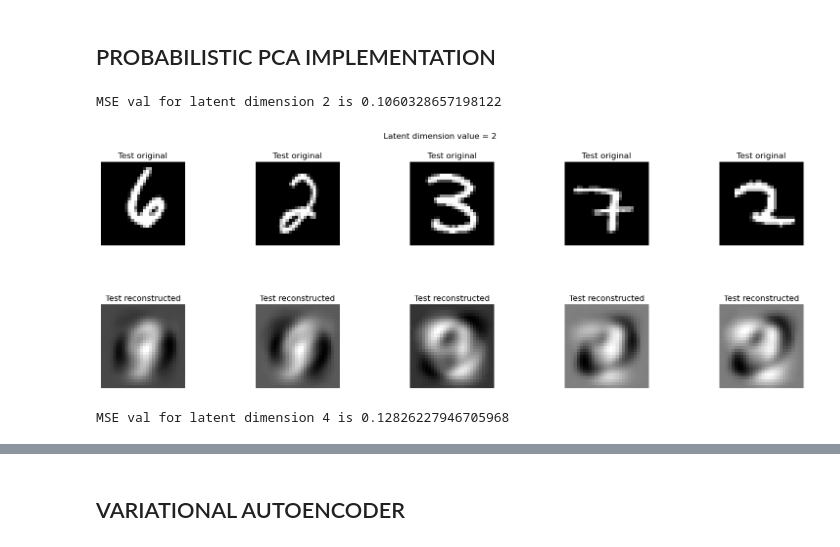
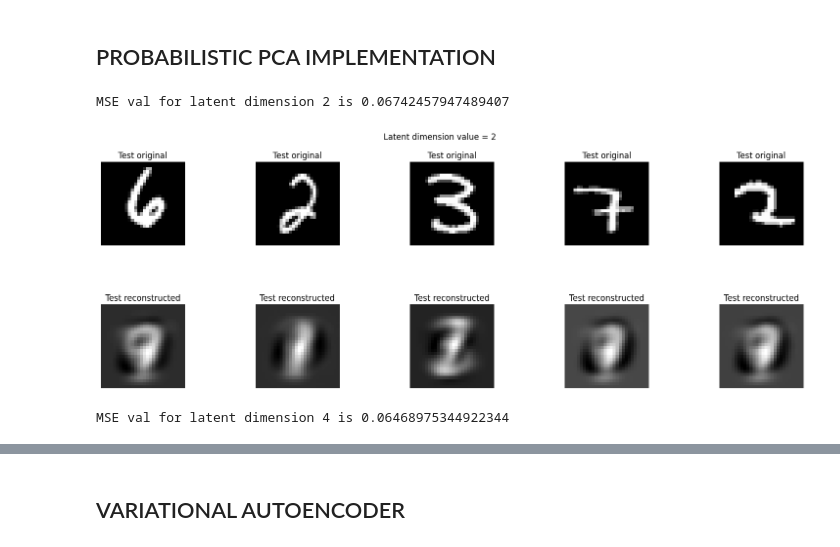
Before and after one commit to siddhant-srinivas/genAI_Assignment1, a Jupyter notebook: imageReconstruction.ipynb, the cells around one changed output, grey strips where cells are left out. Drawn from its saved outputs; the diff is of its cells as text; code cells hidden in the pictures.

```diff
--- a/imageReconstruction.ipynb
+++ b/imageReconstruction.ipynb
@@ -82,25 +82,24 @@ MSE for latent dimension 64 is: 0.009047770446754689
 # %% [markdown]
 ## PROBABILISTIC PCA IMPLEMENTATION
 # %%
-import numpy as np
 import matplotlib.pyplot as plt
 
 latentDimensions = [2, 4, 8, 16, 32, 64]
 
-def normalization(flattenedTrainImages):
-    mean = np.mean(flattenedTrainImages, axis = 0)
-    standardDev = np.std(flattenedTrainImages, axis = 0)
+def probabilisticPCA(centeredTrainImages, latentDimensionValue):
+    '''numSamples = normalizedTrainImages.shape[0]
+    trainMean = np.mean(normalizedTrainImages, axis = 0)
+    covarianceMatrix = np.zeros((normalizedTrainImages.shape[1], normalizedTrainImages.shape[1]))
+    imgCount = 0
+    for image in normalizedTrainImages:
+        imgCount = imgCount + 1
+        print(imgCount)
 
-    #Handle 0 variance here, else NaN values are produced
-    zeroVarianceIndices = np.where(standardDev == 0)[0]
-    standardDev[zeroVarianceIndices] = 1e-5
+        image = image.reshape(-1,1)
+        covarianceMatrix += np.dot(image - trainMean, (image - trainMean.T))
 
-    normalizedImages = (flattenedTrainImages - mean) / standardDev
-    return normalizedImages, mean, standardDev
-
-def probabilisticPCA(normalizedTrainImages, latentDimensionValue):
-    numSamples = normalizedTrainImages.shape[0]
-    covarianceMatrix = (1/numSamples) * normalizedTrainImages.T @ normalizedTrainImages
+    covarianceMatrix = covarianceMatrix / numSamples'''
+    covarianceMatrix = (centeredTrainImages.T @ centeredTrainImages) / len(centeredTrainImages)
 
     #nan_indices = np.where(np.isnan(covarianceMatrix))
     #print("Indices with NaN in Covariance Matrix:", nan_indices)
@@ -114,58 +113,76 @@ def probabilisticPCA(normalizedTrainImages, latentDimensionValue):
     Um = eigenVectors[:, -latentDimensionValue:]
     Lm = np.diag(eigenValues[-latentDimensionValue:])   #Diagonal matrix of eigenvalues
 
-    I = np.identity(latentDimensionValue)
-    sigmaSquare = np.mean(eigenValues[:-latentDimensionValue])
+    I = np.eye(latentDimensionValue)
+    sigmaSquare = abs(np.mean(np.sum(eigenVectors) - np.sum(Um)))
     R = I  # Since its arbitrary, we take R as an identity matrix
 
-    weights = Um @ np.sqrt(Lm - sigmaSquare * I) @ R
+    weights = Um @ np.sqrt(abs(Lm - sigmaSquare * I)) @ R
 
     return weights
 
+def imageReconstruction(testImages, weights, mean, sigma, latentDimensionValue):
 
-def imageReconstruction(normalizedImages, weights, mean):
     #Z, residuals, _, _ = np.linalg.lstsq(weights.T @ weights + 1e-5 * np.eye(weights.shape[1]), weights.T @ (normalizedImages - mean).T, rcond=None)
     #print("Weights.T @ Weights:", weights.T @ weights)
     #print("Weights.T @ (normalizedImages - mean).T:", weights.T @ (normalizedImages - mean).T)
 
-    Z = np.linalg.solve((weights.T @ weights), (weights.T) @ (normalizedImages - mean).T)
+    #Z = np.linalg.solve((weights.T @ weights), (weights.T) @ (normalizedImages - mean).T)
     #X = WZ + u
-    return (weights @ Z).T + mean
+    #return (weights @ Z).T + mean
 
-def probabilisticPcaMSE(originalImages, reconstructedImages):
-    return np.mean((originalImages - reconstructedImages)**2)
+    M = weights.T @ weights + sigma**2 * np.eye(latentDimensionValue)
 
+    z = (np.linalg.inv(M) @ weights.T @ (testImages - mean).T)
 
+    K = (weights @ (np.linalg.inv(weights.T @ weights)) @ M @ z).T
+    x_pred = K + mean.reshape(-1,1).T
+    return x_pred
 
-normalizedTrainImages, mean, standardDev = normalization(flattenedTrainImages)
+trainMean = np.mean(flattenedTrainImages, axis = 0)
+#standardDev = np.std(flattenedTrainImages, axis = 0)
+#N = flattenedTrainImages.shape[0]
+#D = flattenedTrainImages.shape[1]
+sigma = 1.0
+testMean = np.mean(flattenedTestImages, axis = 0)
+
+centeredTrainImages = flattenedTrainImages - trainMean
+centeredTestImages = (flattenedTestImages - testMean)
 
 for latentDimensionValue in latentDimensions:
 
-    normalizedTestImages = (flattenedTestImages - mean) / standardDev
-    weights = probabilisticPCA(normalizedTrainImages, latentDimensionValue)
-    reconstructedImages = imageReconstruction(normalizedTestImages, weights, mean)
 
-    mseVal = probabilisticPcaMSE(flattenedTestImages, reconstructedImages)
-    print("MSE val for latent dimension {} is {}".format(latentDimensionValue,mseVal))
+    weights = probabilisticPCA(centeredTrainImages, latentDimensionValue)
+    reconstructedImages = imageReconstruction(centeredTestImages, weights, testMean, sigma, latentDimensionValue)
+    mseSum = 0
 
     plt.figure(figsize=(20,6))
     plt.suptitle(f"Latent dimension value = {latentDimensionValue}")
     #print(reconstructedImages.shape)
 
+    for idx in range(len(centeredTestImages)):
+        #print(normalizedTestImages[idx])
+        #print(reconstructedImage)
+        mseVal = np.mean((flattenedTestImages[idx] - reconstructedImages[idx])**2)
+        mseSum += mseVal
+
+    finalMse = (mseSum) / len(centeredTestImages)
+    print("MSE val for latent dimension {} is {}".format(latentDimensionValue,finalMse))
+
     for i, idx in enumerate(selectedImages):
         plt.subplot(2, 5, i + 1)
-        plt.imshow(testImages[idx], cmap='gray')
+        plt.imshow(flattenedTestImages[idx].reshape(28,28), cmap='gray')
         plt.title(f"Test original")
         plt.axis('off') #Removes x and y axis labels
 
         plt.subplot(2, 5, i + 6)
         plt.imshow(reconstructedImages[idx].reshape(28,28), cmap='gray')    #reshaping the 1d array back to 2d for accessing
         plt.title(f"Test reconstructed")
         plt.axis('off')
 
     plt.subplots_adjust(hspace=0.7, wspace=0.1)
     plt.show()
 # %% [output]
-MSE val for latent dimension 2 is 0.1060328657198122
+MSE val for latent dimension 2 is 0.06742457947489407
-[figure, old version]
+[figure, new version]
-MSE val for latent dimension 4 is 0.12826227946705968
+MSE val for latent dimension 4 is 0.06468975344922344
```
Also changed, not shown: parts of 2 cells of this notebook.
